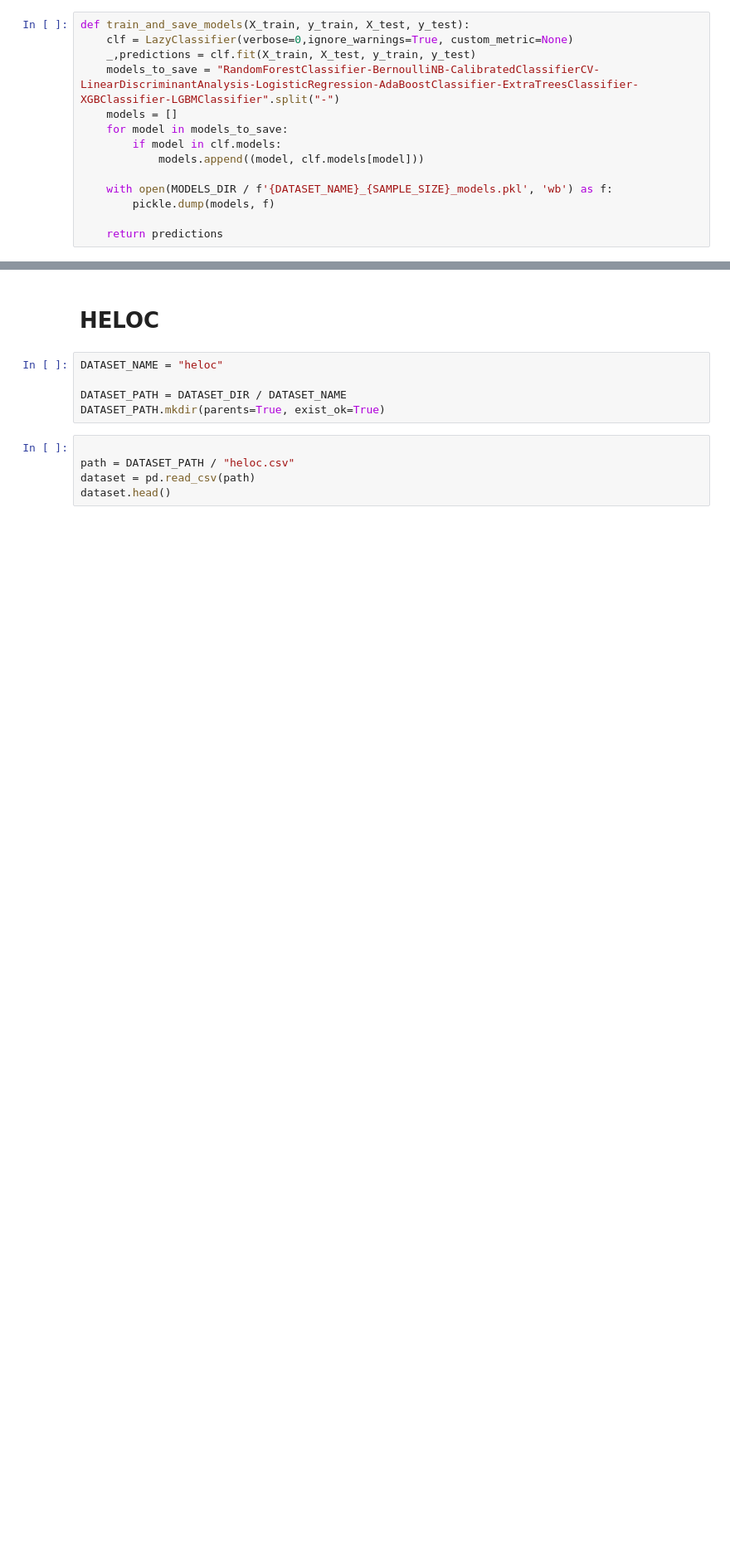
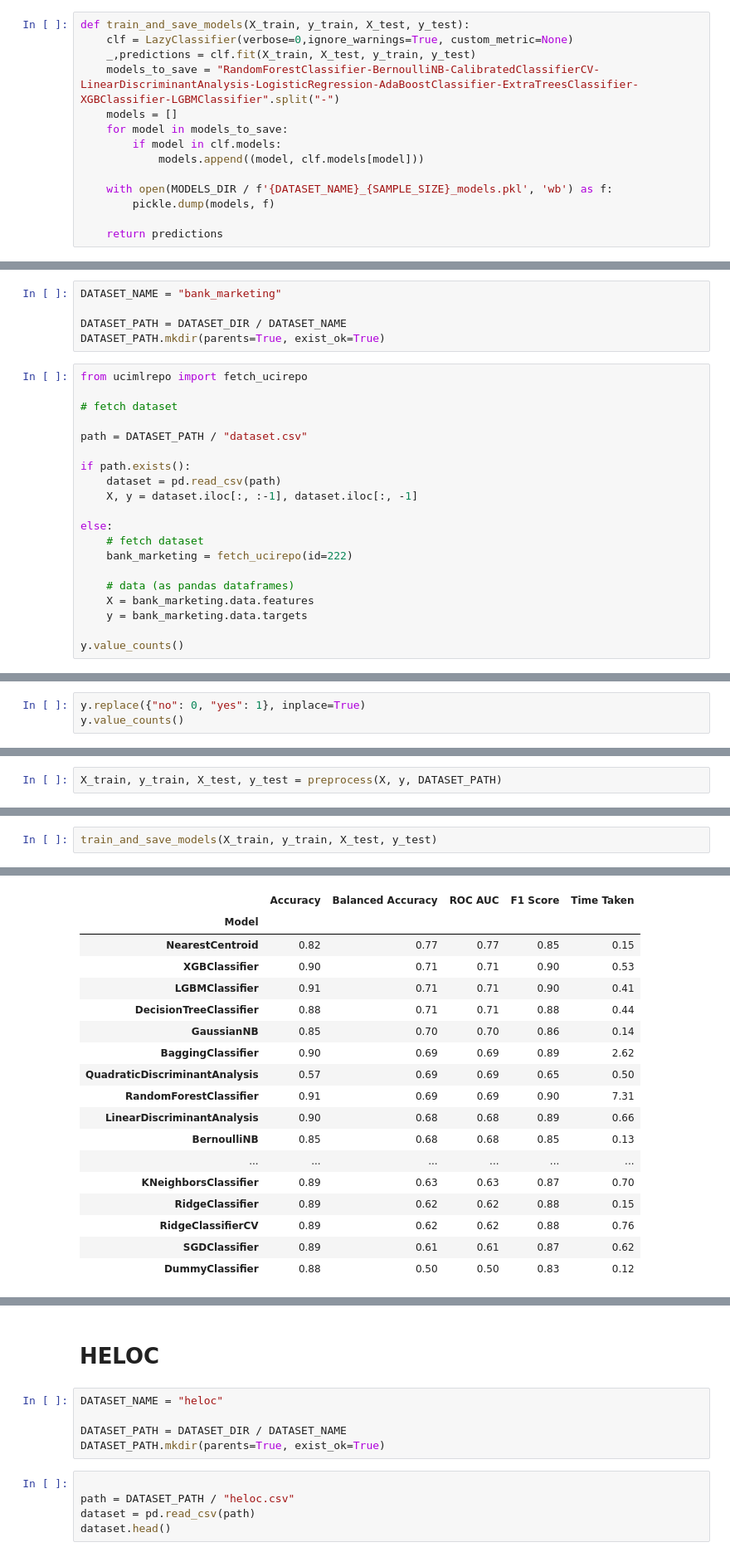
Before and after one commit to EdenYavin/Tabular-Cloud-ML, a Jupyter notebook: notebooks/preprocess.ipynb, the cells around one changed output, grey strips where cells are left out. Shown: that part at 83% size. Drawn from its saved outputs; the diff is of its cells as text; blank space fills up the shorter version.

```diff
--- a/notebooks/preprocess.ipynb
+++ b/notebooks/preprocess.ipynb
@@ -86,0 +272,25 @@ def train_and_save_models(X_train, y_train, X_test, y_test):
+# %%
+DATASET_NAME = "bank_marketing"
+
+DATASET_PATH = DATASET_DIR / DATASET_NAME
+DATASET_PATH.mkdir(parents=True, exist_ok=True)
+# %%
+from ucimlrepo import fetch_ucirepo
+
+# fetch dataset
+
+path = DATASET_PATH / "dataset.csv"
+
+if path.exists():
+    dataset = pd.read_csv(path)
+    X, y = dataset.iloc[:, :-1], dataset.iloc[:, -1]
+
+else:
+    # fetch dataset
+    bank_marketing = fetch_ucirepo(id=222)
+
+    # data (as pandas dataframes)
+    X = bank_marketing.data.features
+    y = bank_marketing.data.targets
+
+y.value_counts()
@@ -86,0 +302,3 @@ def train_and_save_models(X_train, y_train, X_test, y_test):
+# %%
+y.replace({"no": 0, "yes": 1}, inplace=True)
+y.value_counts()
@@ -86,0 +310,2 @@ def train_and_save_models(X_train, y_train, X_test, y_test):
+# %%
+X_train, y_train, X_test, y_test = preprocess(X, y, DATASET_PATH)
@@ -86,0 +321,3 @@ def train_and_save_models(X_train, y_train, X_test, y_test):
+# %%
+train_and_save_models(X_train, y_train, X_test, y_test)
+# %% [output]
@@ -86,0 +332,18 @@ def train_and_save_models(X_train, y_train, X_test, y_test):
+|  | Accuracy | Balanced Accuracy | ROC AUC | F1 Score | Time Taken |
+| Model |  |  |  |  |  |
+| NearestCentroid | 0.82 | 0.77 | 0.77 | 0.85 | 0.15 |
+| XGBClassifier | 0.90 | 0.71 | 0.71 | 0.90 | 0.53 |
+| LGBMClassifier | 0.91 | 0.71 | 0.71 | 0.90 | 0.41 |
+| DecisionTreeClassifier | 0.88 | 0.71 | 0.71 | 0.88 | 0.44 |
+| GaussianNB | 0.85 | 0.70 | 0.70 | 0.86 | 0.14 |
+| BaggingClassifier | 0.90 | 0.69 | 0.69 | 0.89 | 2.62 |
+| QuadraticDiscriminantAnalysis | 0.57 | 0.69 | 0.69 | 0.65 | 0.50 |
+| RandomForestClassifier | 0.91 | 0.69 | 0.69 | 0.90 | 7.31 |
+| LinearDiscriminantAnalysis | 0.90 | 0.68 | 0.68 | 0.89 | 0.66 |
+| BernoulliNB | 0.85 | 0.68 | 0.68 | 0.85 | 0.13 |
+| ... | ... | ... | ... | ... | ... |
+| KNeighborsClassifier | 0.89 | 0.63 | 0.63 | 0.87 | 0.70 |
+| RidgeClassifier | 0.89 | 0.62 | 0.62 | 0.88 | 0.15 |
+| RidgeClassifierCV | 0.89 | 0.62 | 0.62 | 0.88 | 0.76 |
+| SGDClassifier | 0.89 | 0.61 | 0.61 | 0.87 | 0.62 |
+| DummyClassifier | 0.88 | 0.50 | 0.50 | 0.83 | 0.12 |
```
Also changed, not shown: parts of 32 cells of this notebook.
